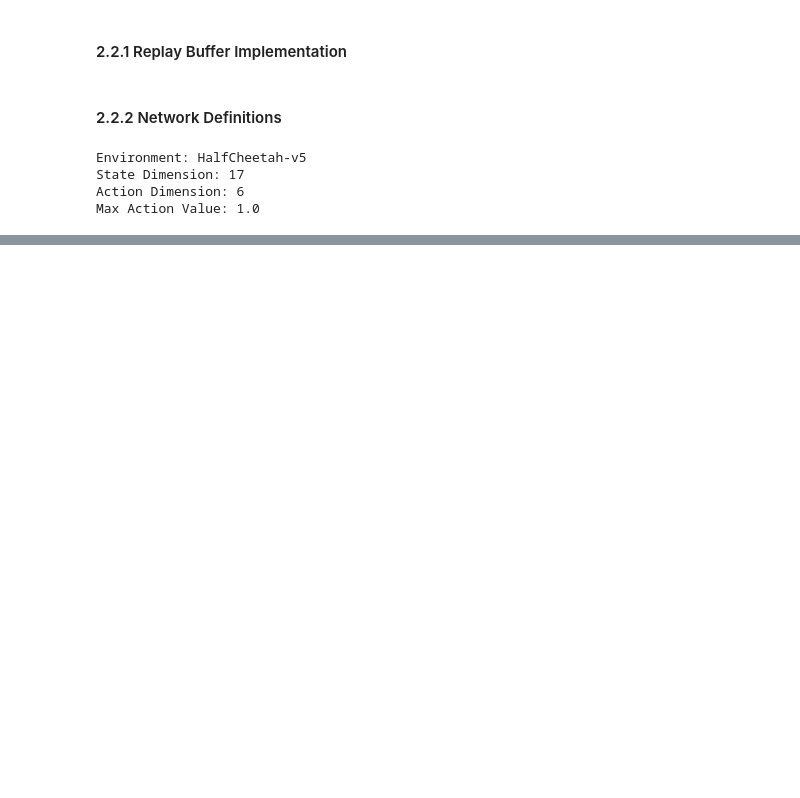
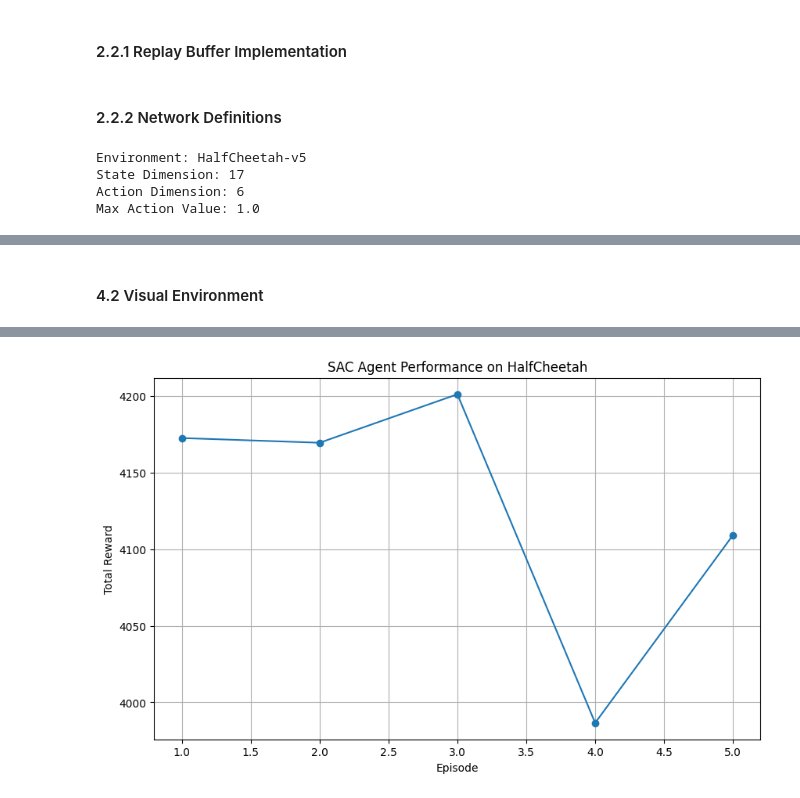
Before and after one commit to Timon14/RL_Course_DHBW, a Jupyter notebook: HalfCheetah_Training.ipynb, the cells around one changed output, grey strips where cells are left out. Drawn from its saved outputs; the diff is of its cells as text; code cells hidden in the pictures; blank space fills up the shorter version.

```diff
--- a/HalfCheetah_Training.ipynb
+++ b/HalfCheetah_Training.ipynb
@@ -347,0 +464,79 @@ Training finished.
+# %% [markdown]
+#### 4.2 Visual Environment
+# %%
+# create a video of the half cheetah environment
+from gymnasium.wrappers import RecordVideo
+
+env_name = "HalfCheetah-v5"
+
+
+base_env = gym.make(env_name, render_mode='rgb_array')
+state_dim = base_env.observation_space.shape[0]
+action_dim = base_env.action_space.shape[0]
+hidden_dim = 256
+
+# Path to your saved models
+model_save_path = "trained_sac_model"
+
+# Load the agent
+if 'agent' not in locals():
+    try:
+        agent = load_agent(state_dim, action_dim, hidden_dim, model_save_path, device)
+    except FileNotFoundError:
+        print(f"Error: Model files not found in {model_save_path}.")
+        print("Please ensure the directory exists and contains sac_actor.pth, sac_critic1.pth, sac_critic2.pth, and sac_log_alpha.pth.")
+        exit()
+
+# Define the folder for saving videos
+video_folder = "halfcheetah_environment_videos"
+os.makedirs(video_folder, exist_ok=True)
+
+# Wrap the environment with RecordVideo
+env = RecordVideo(
+    base_env,
+    video_folder=video_folder,
+    episode_trigger=lambda x: x % 1 == 0,
+    name_prefix="halfcheetah_sac_run"
+)
+
+
+num_eval_episodes = 5
+episode_rewards = []
+
+print(f"\nRunning {num_eval_episodes} evaluation episodes with video recording...")
+
+for episode in range(num_eval_episodes):
+    state, info = env.reset()
+    episode_reward = 0
+    done = False
+    truncated = False
+    step_count = 0
+    max_steps_per_episode = 1000
+
+    while not done and not truncated and step_count < max_steps_per_episode:
+        action = agent.get_action(state)
+        next_state, reward, done, truncated, info = env.step(action)
+        episode_reward += reward
+        state = next_state
+        step_count += 1
+        # No need for env.render() or time.sleep() here when using RecordVideo
+        # The wrapper handles frame capturing internally.
+
+    episode_rewards.append(episode_reward)
+    print(f"Episode {episode + 1}: Reward = {episode_reward:.2f}")
+
+env.close()
+
+# Plotting the results
+plt.figure(figsize=(10, 6))
+plt.plot(range(1, num_eval_episodes + 1), episode_rewards, marker='o')
+plt.title('SAC Agent Performance on HalfCheetah')
+plt.xlabel('Episode')
+plt.ylabel('Total Reward')
+plt.grid(True)
+plt.show()
+
+print(f"\nAverage reward over {num_eval_episodes} episodes: {np.mean(episode_rewards):.2f}")
+print(f"Standard deviation of rewards: {np.std(episode_rewards):.2f}")
+print(f"Videos saved to: {video_folder}")
+# %% [output]
@@ -347,0 +549 @@ Training finished.
+[figure, added]
```
Also changed, not shown: parts of 14 cells of this notebook, 5 other files.
